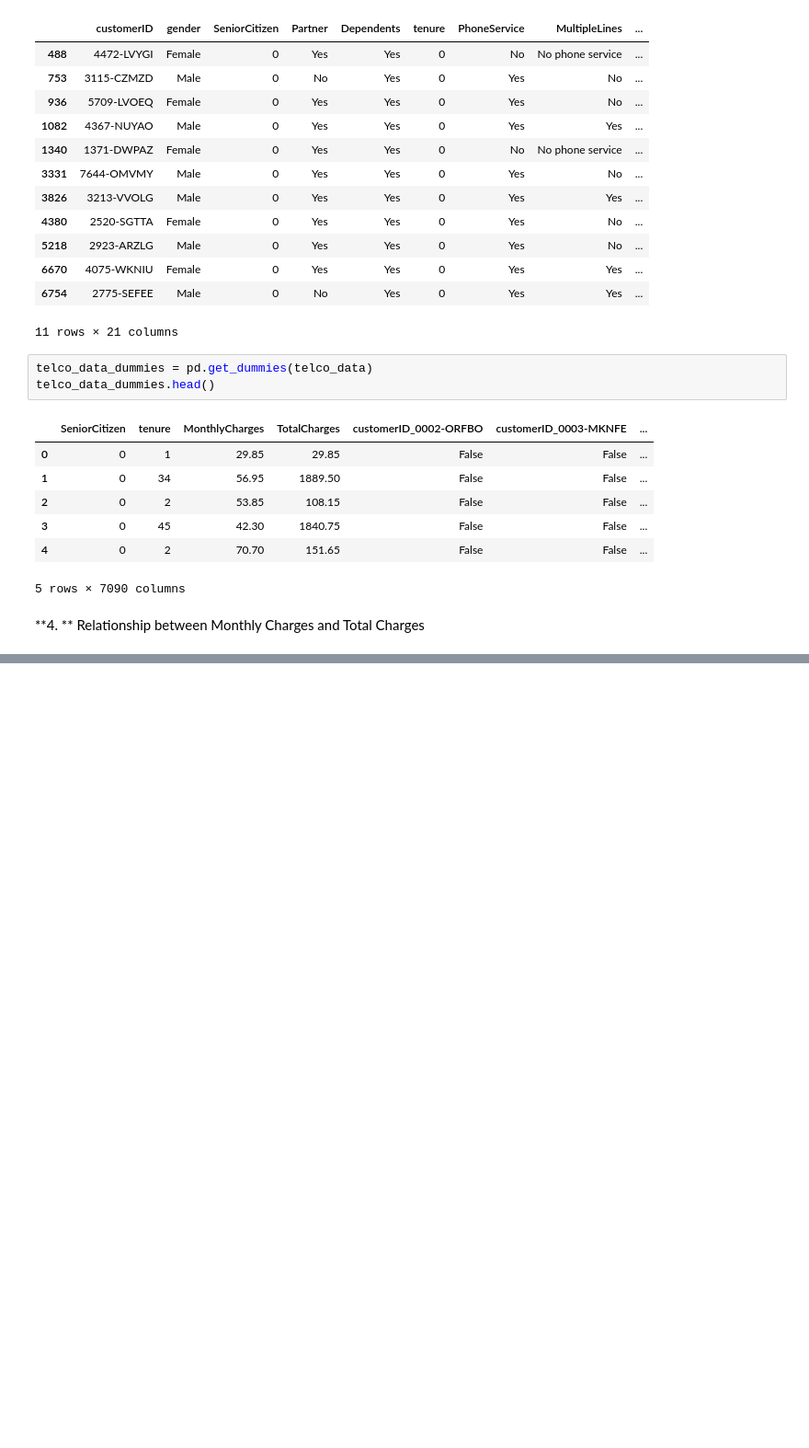
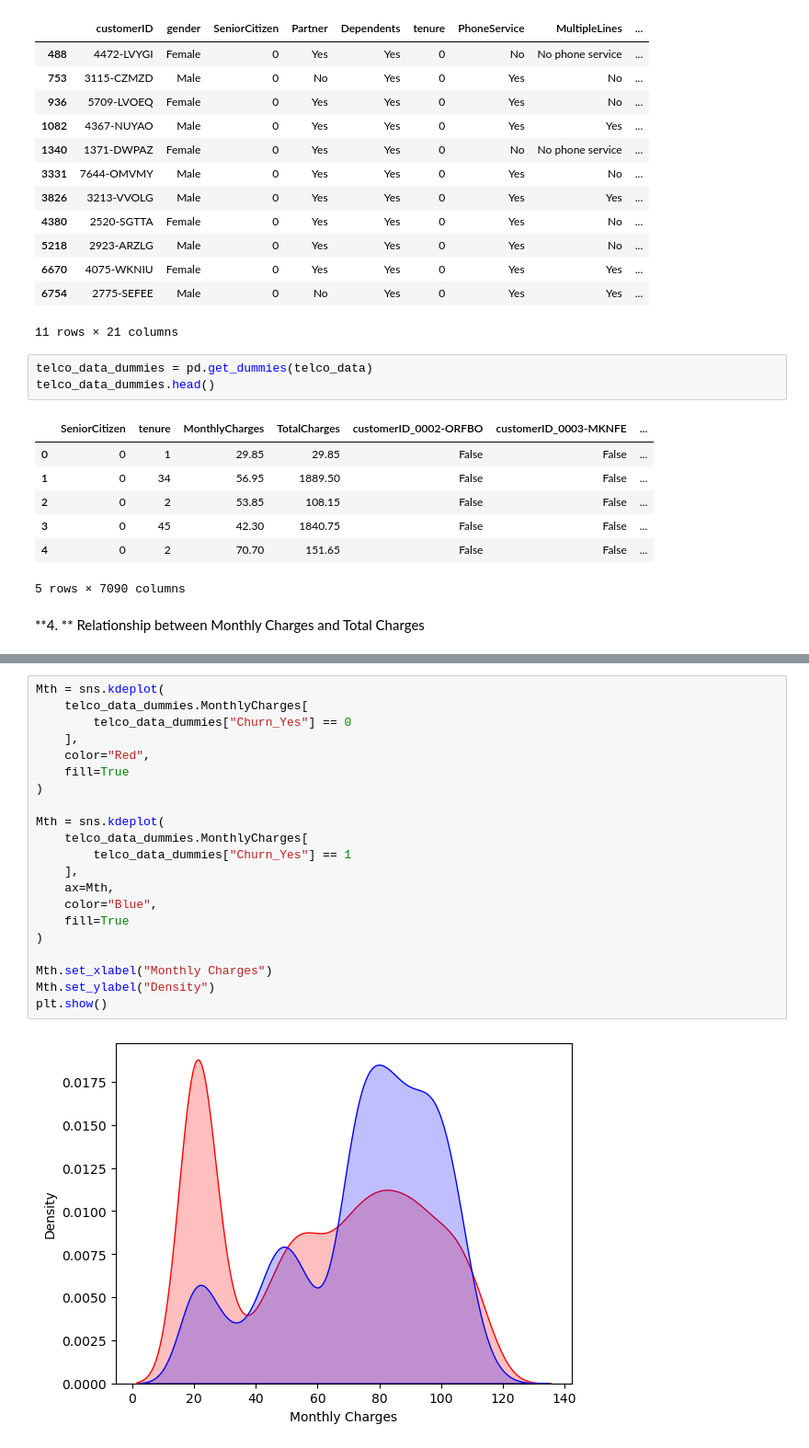
Before and after one commit to sarhan-003/Customer-Churn-Prediction, a Jupyter notebook: Churn Analysis-EDA.ipynb, the cells around one changed output, grey strips where cells are left out. Shown at 92% size. Saved outputs shown, nothing was run; the diff lists cells and outputs as text; blank space fills up the shorter version.

```diff
--- a/Churn Analysis-EDA.ipynb
+++ b/Churn Analysis-EDA.ipynb
@@ -201,0 +207,23 @@ telco_data_dummies.head()
+# %%
+Mth = sns.kdeplot(
+    telco_data_dummies.MonthlyCharges[
+        telco_data_dummies["Churn_Yes"] == 0
+    ],
+    color="Red",
+    fill=True
+)
+
+Mth = sns.kdeplot(
+    telco_data_dummies.MonthlyCharges[
+        telco_data_dummies["Churn_Yes"] == 1
+    ],
+    ax=Mth,
+    color="Blue",
+    fill=True
+)
+
+Mth.set_xlabel("Monthly Charges")
+Mth.set_ylabel("Density")
+plt.show()
+# %% [output]
+[figure, added]
```
Also changed, not shown: parts of 3 cells of this notebook.
